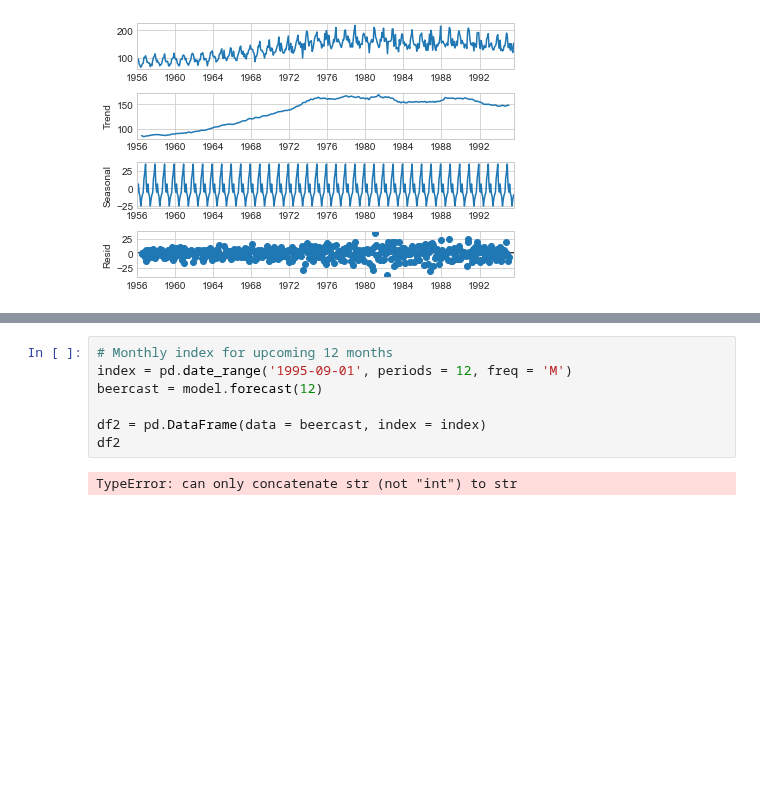
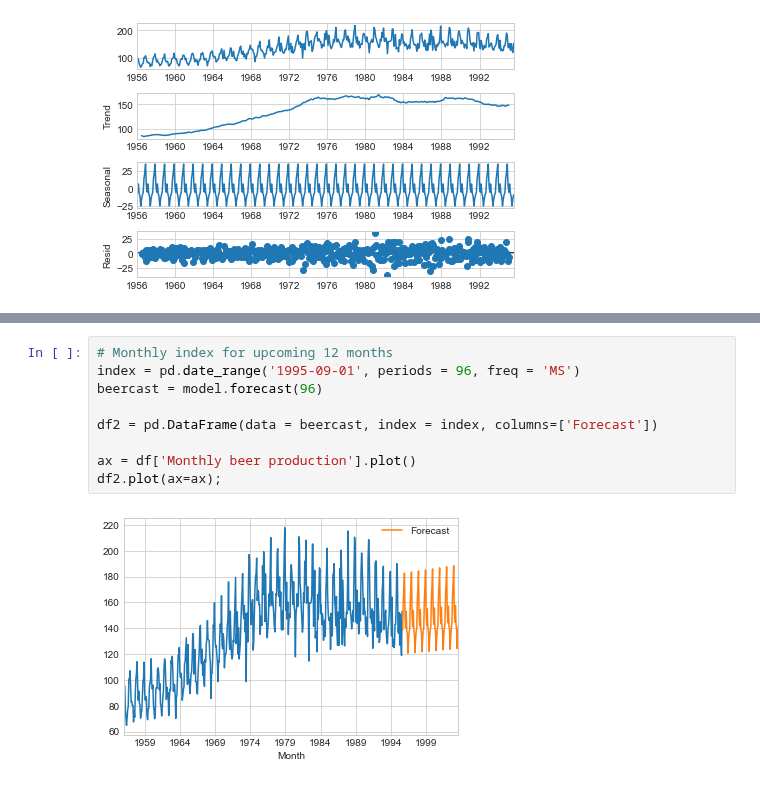
Before and after one commit to lauripe/data-analytics, a Jupyter notebook: src/assignment3/part2-beer-smoothing.ipynb, the cells around one changed output, grey strips where cells are left out. Saved outputs shown, nothing was run; the diff lists cells and outputs as text; blank space fills up the shorter version.

```diff
--- a/src/assignment3/part2-beer-smoothing.ipynb
+++ b/src/assignment3/part2-beer-smoothing.ipynb
@@ -122,9 +147,11 @@ Text(0, 0.5, 'Forecast')
 # %%
 # Monthly index for upcoming 12 months
-index = pd.date_range('1995-09-01', periods = 12, freq = 'M')
-beercast = model.forecast(12)
+index = pd.date_range('1995-09-01', periods = 96, freq = 'MS')
+beercast = model.forecast(96)
 
-df2 = pd.DataFrame(data = beercast, index = index)
-df2
+df2 = pd.DataFrame(data = beercast, index = index, columns=['Forecast'])
+
+ax = df['Monthly beer production'].plot()
+df2.plot(ax=ax);
 # %% [output]
-TypeError: can only concatenate str (not "int") to str
+[figure, added]
```
Also changed, not shown: parts of 13 cells of this notebook.
